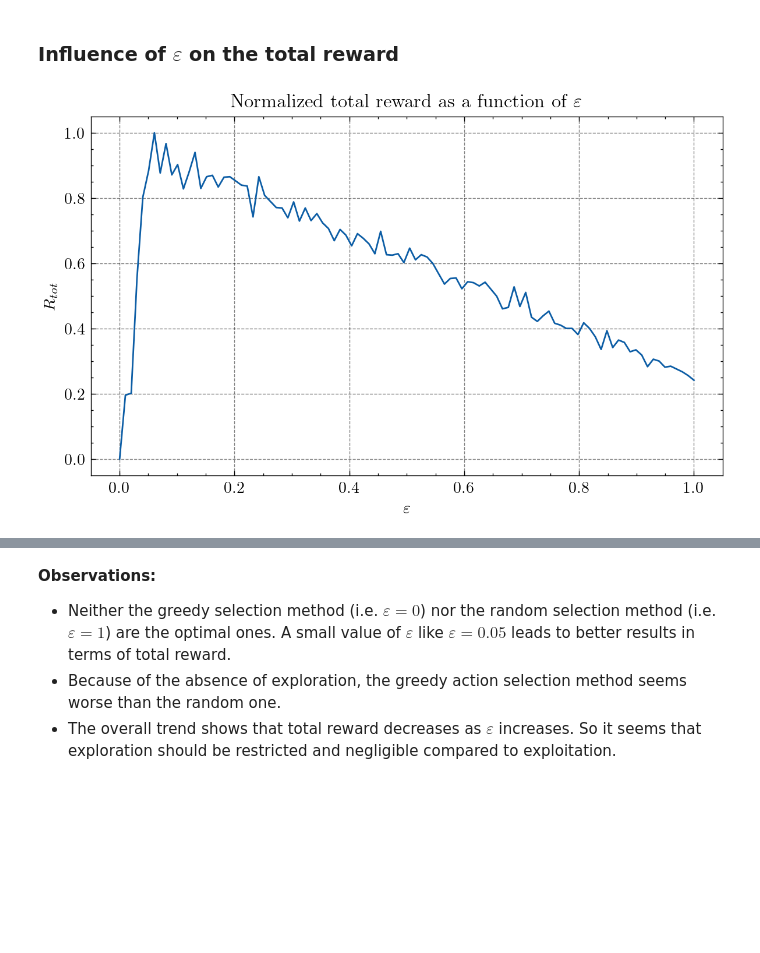
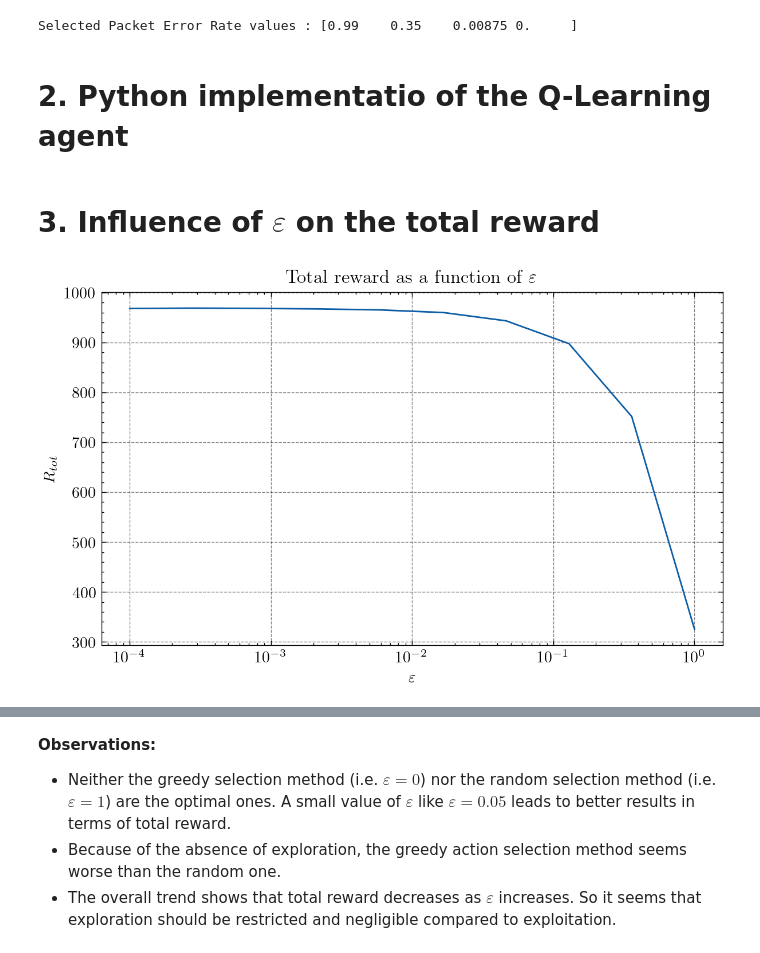
Before and after one commit to ThomasAussagues/uwa_reinforcement_learning, a Jupyter notebook: tep_vs_snr_stationary.ipynb, the cells around one changed output, grey strips where cells are left out. Drawn from its saved outputs; the diff is of its cells as text; code cells hidden in the pictures; blank space fills up the shorter version.

```diff
--- a/tep_vs_snr_stationary.ipynb
+++ b/tep_vs_snr_stationary.ipynb
@@ -20,0 +45,8 @@ Selected SNR : -3.0 dB
+# %%
+plt.figure(figsize=(7,4), dpi=200)
+for k in range(4) :
+    plt.plot(df_per['SNR'], df_per['TEP_' + labels[k]], label = labels[k], marker = "+")
+plt.xlabel("Signal to Noise Ratio (in dB)")
+plt.ylabel("Packet Error Rate PER")
+plt.legend(loc="best")
+plt.title("PER vs. SNR for different DSSS modulation schemes")
@@ -21,7 +56,13 @@ Selected SNR : -3.0 dB
 # %%
-# TEP and bitrates for each modulation method
-tep_values = df[snr_name].values
+# PER and bitrates for each modulation method
+per_values = df[str(C_SNR_DB)].to_numpy()
+print("Selected Packet Error Rate values :", per_values)
+# Birates
 bitrates = np.array([2520, 840, 360, 168])
+# %% [output]
+Selected Packet Error Rate values : [0.99    0.35    0.00875 0.     ]
+# %% [markdown]
+# 2. Python implementatio of the Q-Learning agent
 # %%
 def get_action(Q, eps):
     """Perform an epsilon-greedy action selection.
@@ -44,13 +85,11 @@ def get_action(Q, eps):
         a = np.argmax(Q)
     return a
 # %%
-def get_reward(bitrates, tep_values, a):
+def get_reward(tep_values, a):
     """Return a reward according to the selected action and the data.
 
     Parameters
     ----------
-    bitrates: array-like
-        The bitrates
     tep_values: array-like
         The error rates
     a: int
@@ -62,7 +101,7 @@ def get_reward(bitrates, tep_values, a):
         A reward
     """
     if np.random.random() < tep_values[a]:
-        R = 0 # Non-transmitted packet
+        R = -1 # Non-transmitted packet
     else:
-        R = bitrates[a]
+        R = 1
     return R
@@ -104,4 +225,4 @@ def fit_total_reward(bitrates, tep_values, n_iter=1000, eps=0.05):
 
     return total_reward
 # %% [markdown]
-### Influence of $\varepsilon$ on the total reward
+# 3. Influence of $\varepsilon$ on the total reward
@@ -113,22 +229,25 @@ total_rewards = np.array([])
 # %%
+# Experience parameters
+eps_range = np.logspace(-4, 0, 10)
+total_rewards = np.array([])
+
 # Compute the total reward for each epsilon
+for eps in tqdm(eps_range):
 
-for eps in eps_range:
-    total_reward = fit_total_reward(bitrates, tep_values, n_iter, eps)
+    rewards, _ = fit_mean_rewards(per_values, n_agents=C_N_AGENTS, n_iter=C_N_ITER, eps=eps, alpha = C_LEARNING_RATE)
+    total_reward = np.mean(np.sum(rewards, axis = 0))
     total_rewards = np.concatenate((total_rewards, np.array([total_reward])))
-
-total_rewards /= np.max(total_rewards)
 # %%
 # Plot total_reward = f(epsilon)
 
 plt.figure(figsize=(7,4), dpi=200)
-plt.plot(eps_range, total_rewards)
+plt.semilogx(eps_range, total_rewards)
 plt.xlabel(r'$\varepsilon$')
 plt.ylabel(r'$R_{tot}$')
-plt.title(r'Normalized total reward as a function of $\varepsilon$')
+plt.title(r'Total reward as a function of $\varepsilon$')
 plt.show()
 # %% [output]
-[figure, old version]
+[figure, new version]
 # %%
 print(f"Optimal computed epsilon: {eps_range[np.argmax(total_rewards)]:.3f}")
 # %% [output]
```
Also changed, not shown: parts of 27 cells of this notebook.
